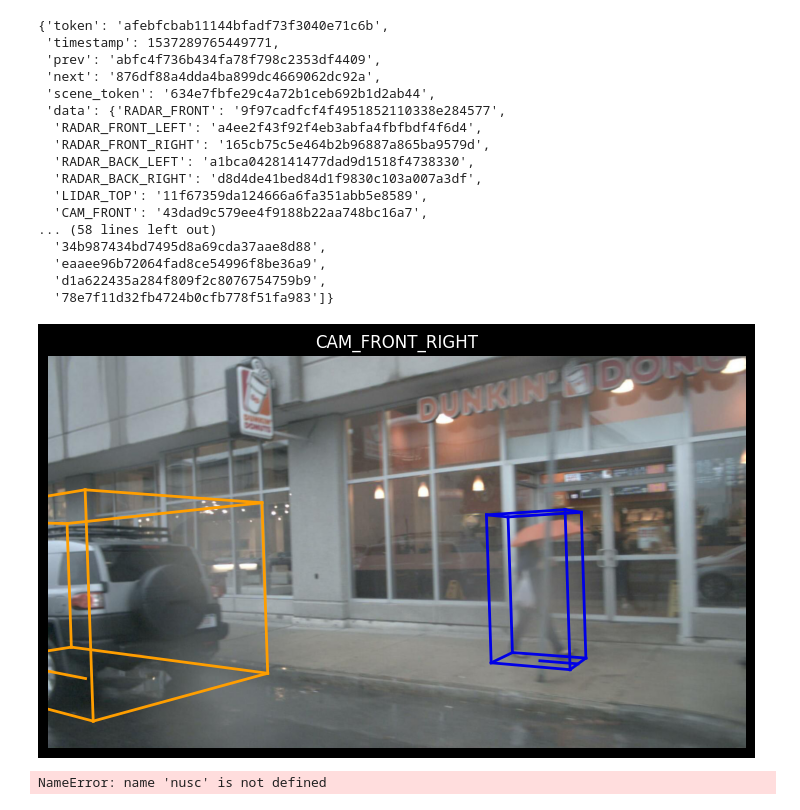
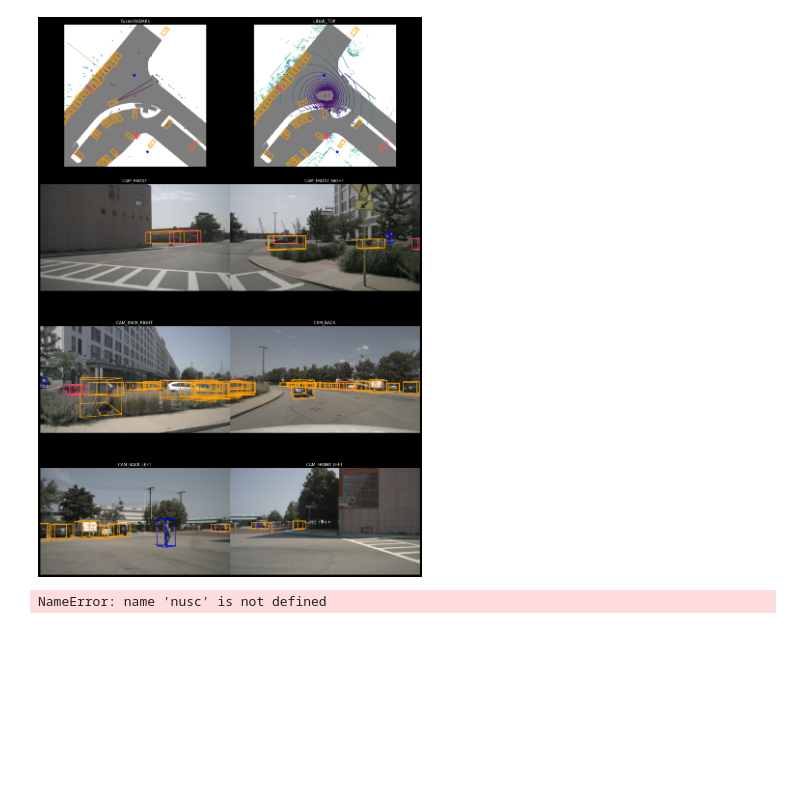
Before and after one commit to virenrb05/FusionCVCP, a Jupyter notebook: find_missing.ipynb, the cells around one changed output. Cells and saved outputs as stored; diff of their text form; code cells hidden in the pictures; blank space fills up the shorter version.

```diff
--- a/find_missing.ipynb
+++ b/find_missing.ipynb
@@ -25,28 +25,8 @@ Done reverse indexing in 5.2 seconds.
 ======
-# %%
-nusc.get('sample', 'afebfcbab11144bfadf73f3040e71c6b')
-# %% [output]
-{'token': 'afebfcbab11144bfadf73f3040e71c6b',
- 'timestamp': 1537289765449771,
- 'prev': 'abfc4f736b434fa78f798c2353df4409',
- 'next': '876df88a4dda4ba899dc4669062dc92a',
- 'scene_token': '634e7fbfe29c4a72b1ceb692b1d2ab44',
- 'data': {'RADAR_FRONT': '9f97cadfcf4f4951852110338e284577',
-  'RADAR_FRONT_LEFT': 'a4ee2f43f92f4eb3abfa4fbfbdf4f6d4',
-  'RADAR_FRONT_RIGHT': '165cb75c5e464b2b96887a865ba9579d',
-  'RADAR_BACK_LEFT': 'a1bca0428141477dad9d1518f4738330',
-  'RADAR_BACK_RIGHT': 'd8d4de41bed84d1f9830c103a007a3df',
-  'LIDAR_TOP': '11f67359da124666a6fa351abb5e8589',
-  'CAM_FRONT': '43dad9c579ee4f9188b22aa748bc16a7',
-... (58 lines left out)
-  '34b987434bd7495d8a69cda37aae8d88',
-  'eaaee96b72064fad8ce54996f8be36a9',
-  'd1a622435a284f809f2c8076754759b9',
-  '78e7f11d32fb4724b0cfb778f51fa983']}
-# %%
-nusc.render_sample_data('99adfd2b3ee64dc196f6e304508d8853')
-# %% [output]
-[figure, removed]
+# %%
+nusc.render_sample('fd1b5eb7945341ff8ef55a2d58d67120')
+# %% [output]
+[figure, added]
 # %%
 # Loop through all sample_data and verify if LIDAR_TOP file exists
 import os
```
Also changed, not shown: parts of 1 cell of this notebook, 12 other files.
